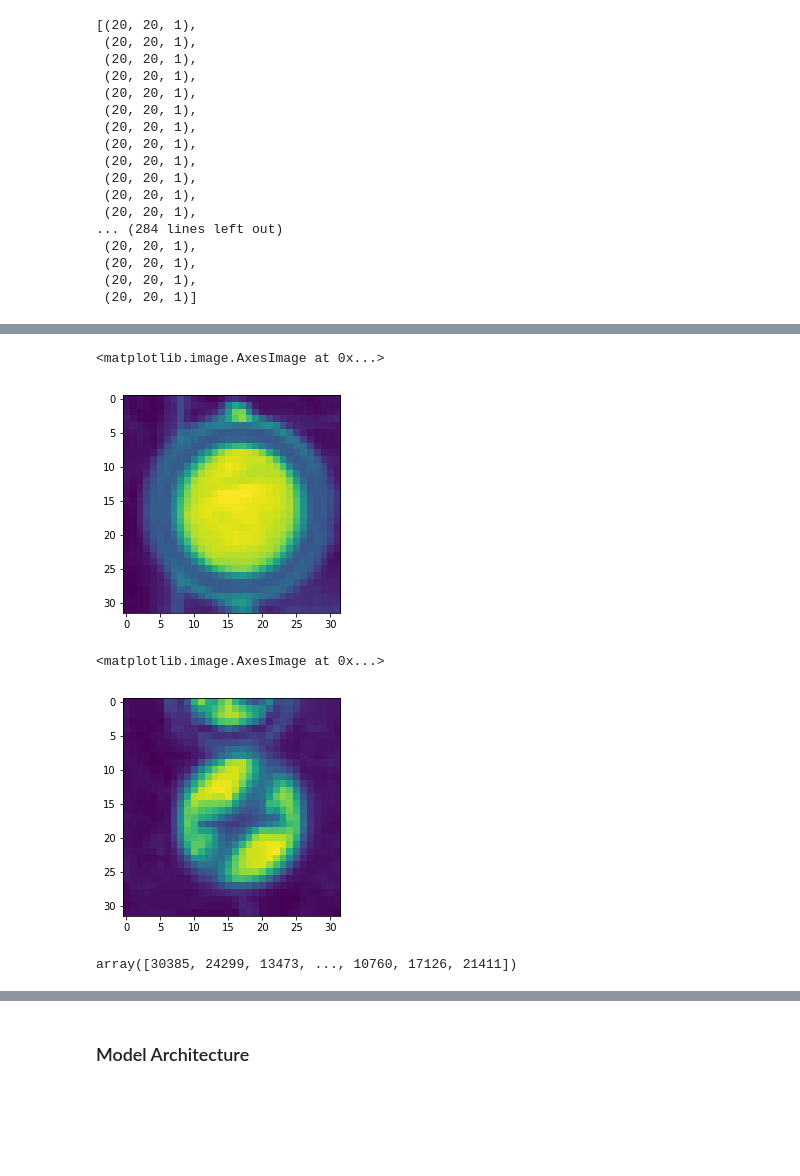
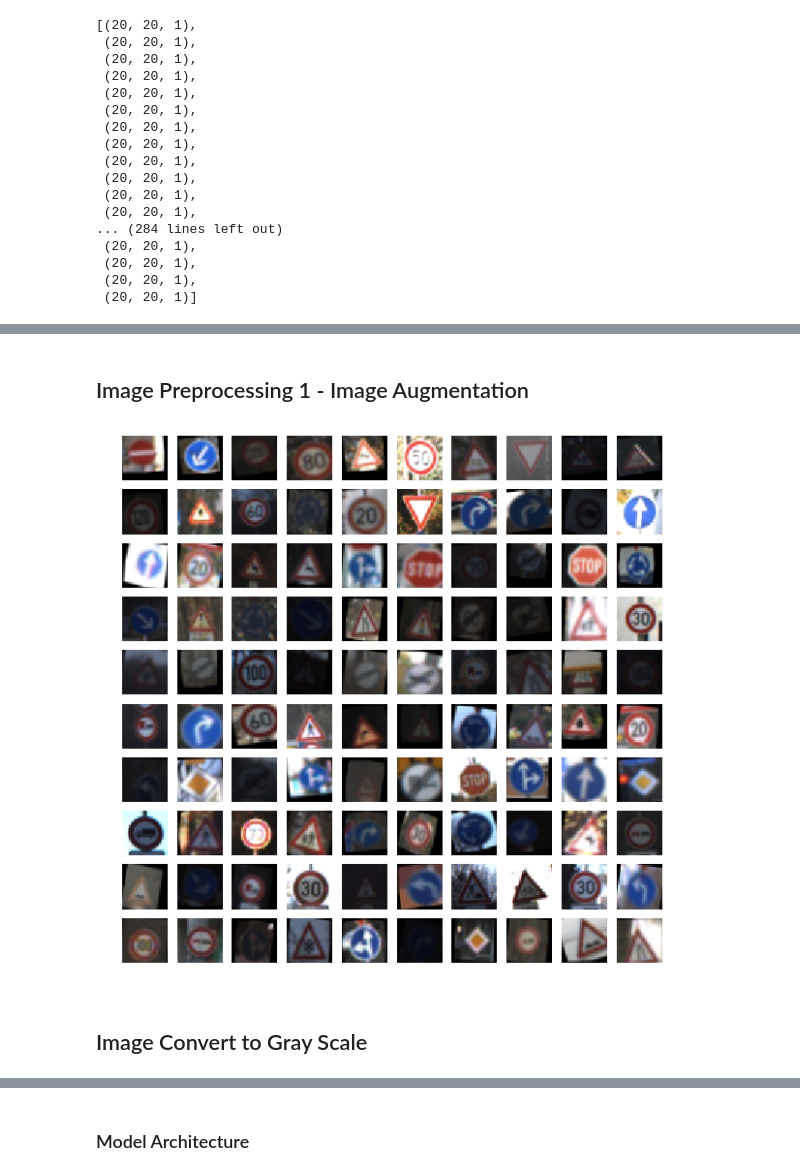
Before and after one commit to scrambleegg7/SelfCar, a Jupyter notebook: CarND-Traffic-Sign-Classifier-Project/Traffic_Sign_Classifier.ipynb, the cells around one changed output, grey strips where cells are left out. Saved outputs shown, nothing was run; the diff lists cells and outputs as text; code cells hidden in the pictures; blank space fills up the shorter version.

```diff
--- a/CarND-Traffic-Sign-Classifier-Project/Traffic_Sign_Classifier.ipynb
+++ b/CarND-Traffic-Sign-Classifier-Project/Traffic_Sign_Classifier.ipynb
@@ -438,17 +534,11 @@ print(features_batch.shape,labels_batch.shape)
+# %% [markdown]
+## Image Preprocessing 1 - Image Augmentation ##
 # %%
-r = np.random.permutation(X_prep_train.shape[0])
-X_ = X_prep_train[r]
+
+r = np.random.permutation(X_aug_img.shape[0])
+X_aug_img_r = X_aug_img[r]
+imgProcCls.displayImage(X_aug_img_r)
+# %% [output]
+[figure, added]
-# %%
-plt.imshow(X_[0].reshape(32,32))
-# %% [output]
-<matplotlib.image.AxesImage at 0x...>
-[figure, removed]
-# %%
-plt.imshow(X_prep_train[0].reshape(32,32))
-# %% [output]
-<matplotlib.image.AxesImage at 0x...>
-[figure, removed]
-# %%
-r
-# %% [output]
-array([30385, 24299, 13473, ..., 10760, 17126, 21411])
+# %% [markdown]
+## Image Convert to Gray Scale ##
```
Also changed, not shown: parts of 26 cells of this notebook, 4 other files.
